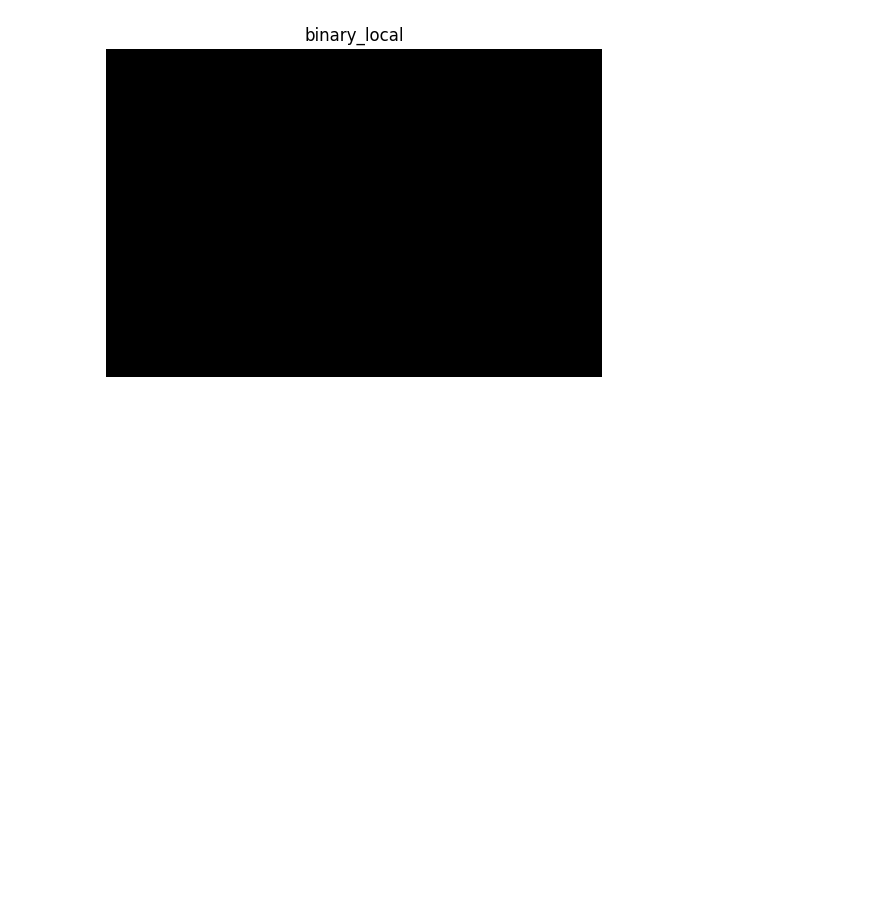
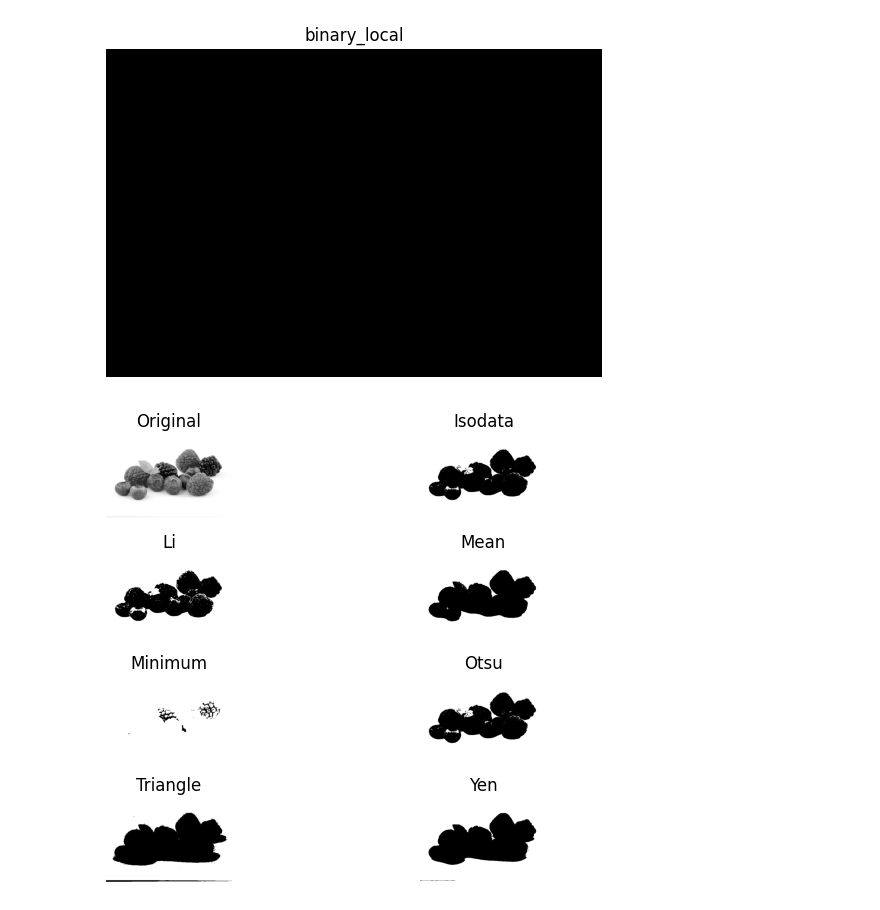
Before and after one commit to fahadfakrul/python-Ai-and-image-processing, a Jupyter notebook: Thresholding.ipynb, the cells around one changed output. Cells and saved outputs as stored; diff of their text form; code cells hidden in the pictures; blank space fills up the shorter version.

```diff
--- a/Thresholding.ipynb
+++ b/Thresholding.ipynb
@@ -59,3 +59,21 @@ plt.axis('off')  # Hide axes
 plt.show()
 # %% [output]
 [figure]
+# %%
+# Import the try all function
+from skimage.filters  import try_all_threshold
+
+# Import the rgb to gray convertor function
+from skimage.color  import rgb2gray
+fruits_image = io.imread("/content/fruits-2.jpg")
+
+# Turn the fruits_image to grayscale
+grayscale = rgb2gray(fruits_image)
+
+# Use the try all method on the resulting grayscale image
+fig, ax = try_all_threshold(grayscale, verbose=False)
+
+# Show the resulting plots
+plt.show()
+# %% [output]
+[figure, added]
```
Also changed, not shown: parts of 1 cell of this notebook.
